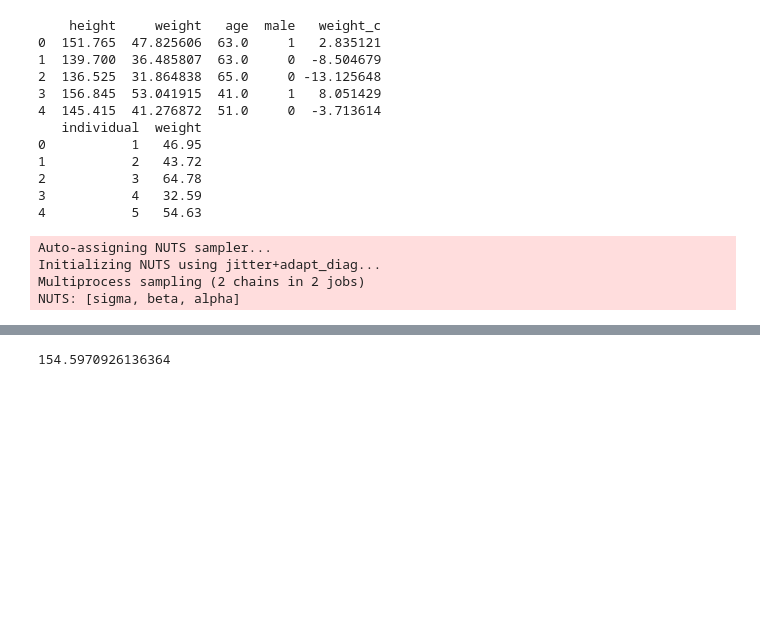
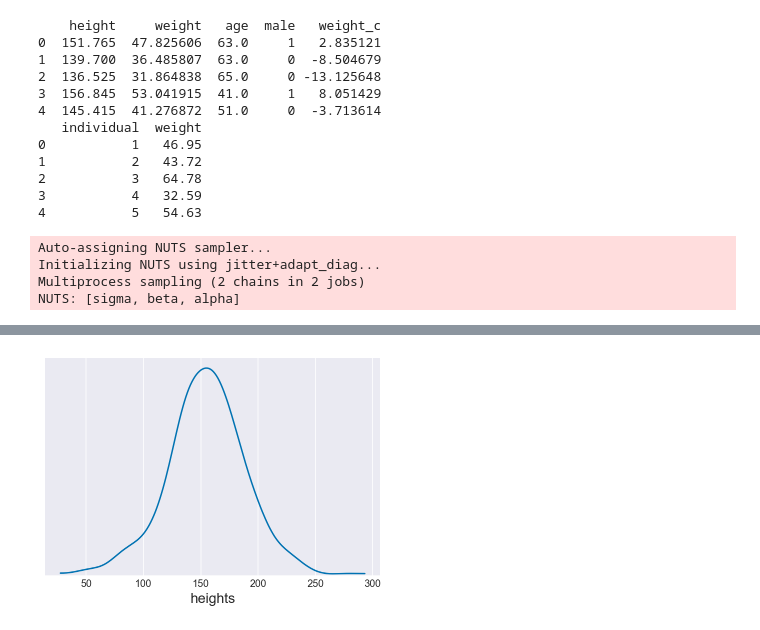
Before and after one commit to yangyu-1/statistical_rethinking_hw_pymc3, a Jupyter notebook: chapter_notebooks/chapter_4.ipynb, the cells around one changed output, grey strips where cells are left out. Cells and saved outputs as stored; diff of their text form; code cells hidden in the pictures; blank space fills up the shorter version.

```diff
--- a/chapter_notebooks/chapter_4.ipynb
+++ b/chapter_notebooks/chapter_4.ipynb
@@ -125,4 +122,10 @@ array([110.74260708, 117.2044711 ])
-# %%
-d.height.mean()
-# %% [output]
-154.5970926136364
+# %%
+n_samples = 1000
+sample_mu = stats.norm.rvs(loc=154, scale=20, size=n_samples)
+sample_sigma = stats.uniform.rvs(loc=0, scale=50, size=n_samples)
+prior_h = stats.norm.rvs(loc=sample_mu, scale=sample_sigma)
+pm.kdeplot(prior_h)
+plt.xlabel('heights', fontsize=14)
+plt.yticks([]);
+# %% [output]
+[figure, added]
```
Also changed, not shown: parts of 4 cells of this notebook.
